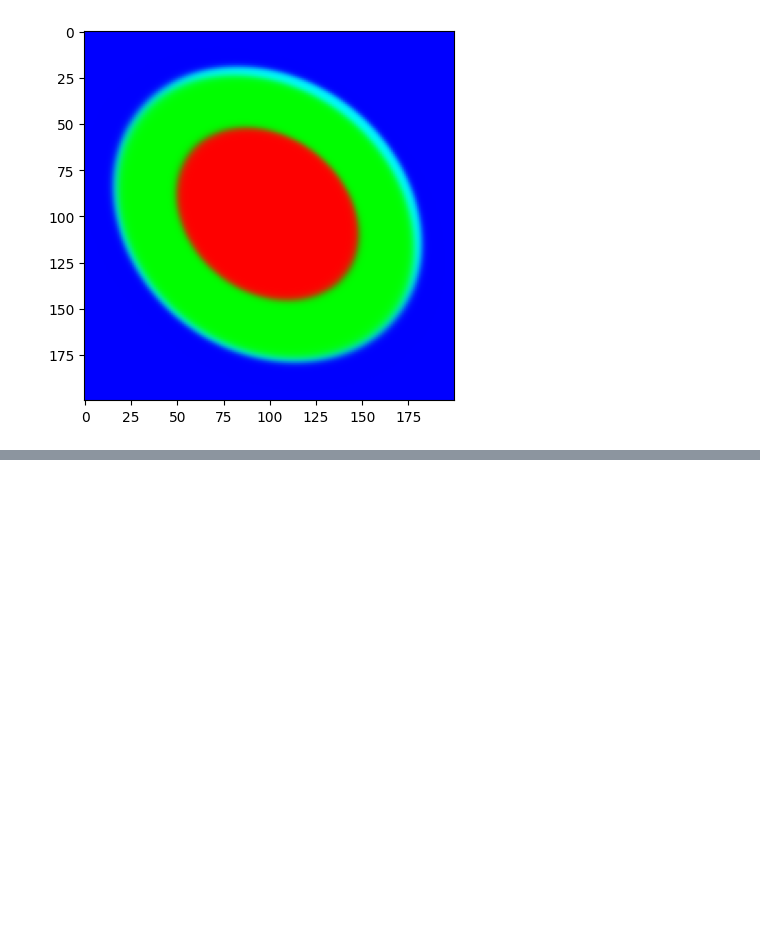
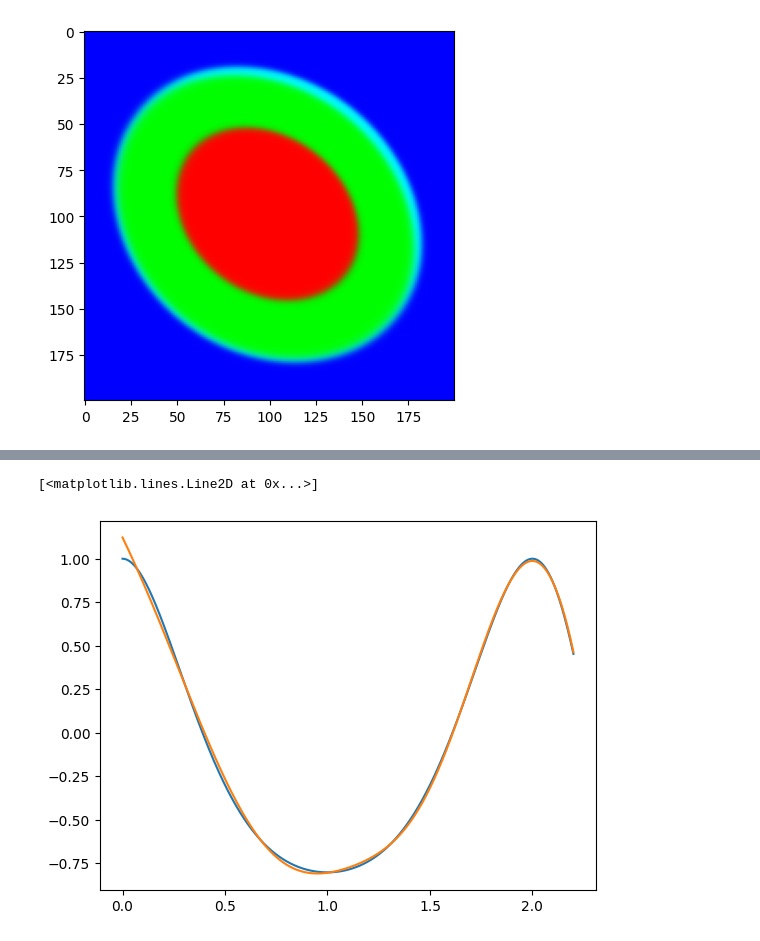
Before and after one commit to gametwix/Neuroinformatics, a Jupyter notebook: Lab4/main.ipynb, the cells around one changed output, grey strips where cells are left out. Cells and saved outputs as stored; diff of their text form; code cells hidden in the pictures; blank space fills up the shorter version.

```diff
--- a/Lab4/main.ipynb
+++ b/Lab4/main.ipynb
@@ -109,0 +114,17 @@ plt.imshow(z)
+# %%
+h = 0.01
+X = np.arange(0, 2.2+h,h)
+y = func(X)
+# %%
+predictor =  keras.Sequential([
+        RBF(30,input_dim=1),
+        layers.Dense(1,activation='linear', name='linear')
+    ]
+)
+predictor.compile(loss='mse', optimizer='adam', metrics=['mae'])
+# %%
+hist = predictor.fit(X, y, batch_size=40, epochs=1000, verbose=0, shuffle=True)
+# %%
+t = np.linspace(0, 2.2, 2000)
+y_ans = func(t)
+y_pred = predictor.predict(t)
@@ -109,0 +133,6 @@ plt.imshow(z)
+# %%
+plt.plot(t, y_ans)
+plt.plot(t, y_pred)
+# %% [output]
+[<matplotlib.lines.Line2D at 0x...>]
+[figure, added]
```
Also changed, not shown: parts of 3 cells of this notebook, 1 other file.
